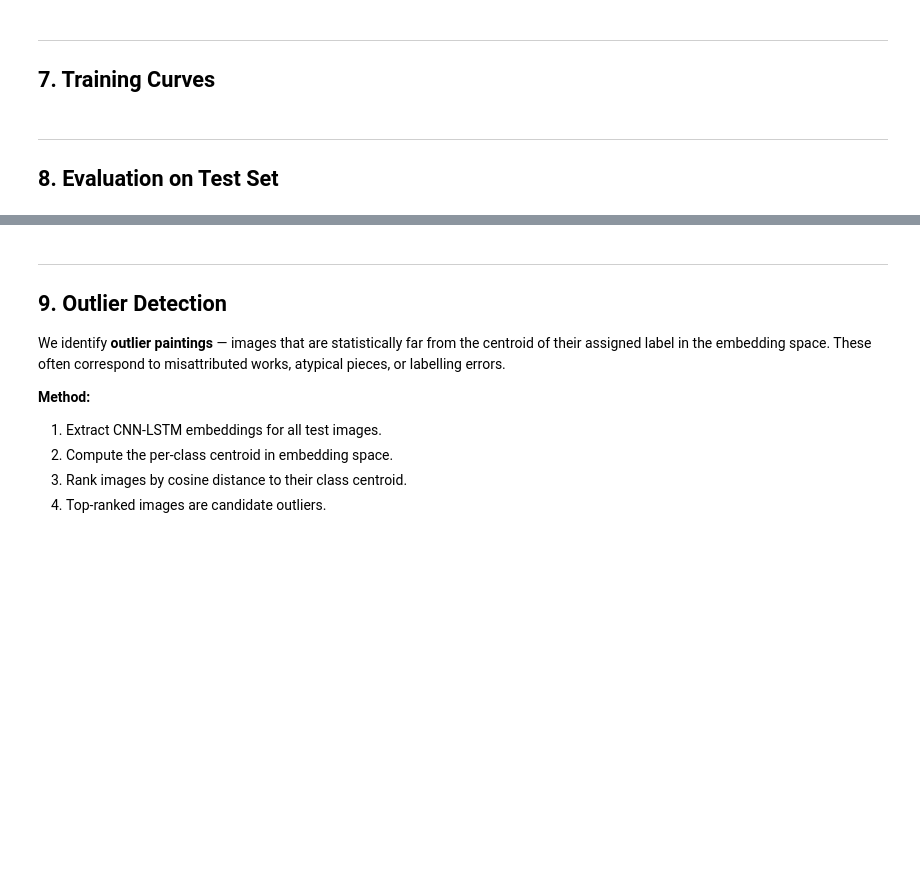
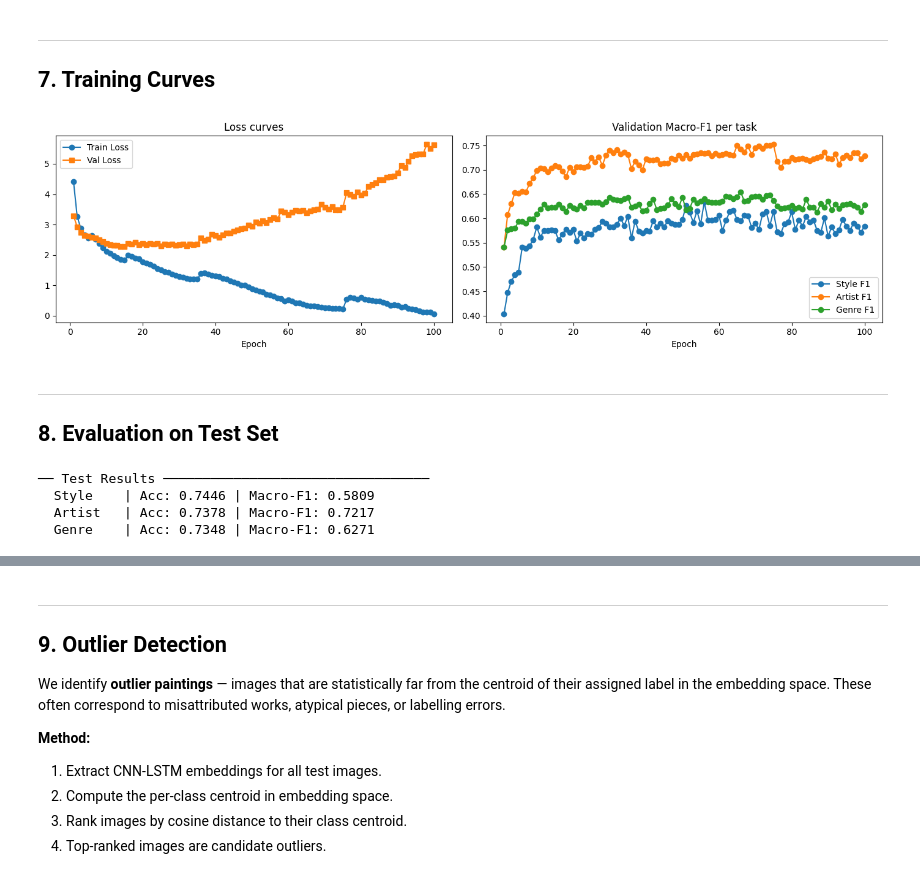
Before and after one commit to BryanEstrada003/ArtExtract-Proposal, a Jupyter notebook: Task1_Convolutional_Recurrent_Architecture.ipynb, the cells around one changed output, grey strips where cells are left out. Saved outputs shown, nothing was run; the diff lists cells and outputs as text; code cells hidden in the pictures; blank space fills up the shorter version.

```diff
--- a/Task1_Convolutional_Recurrent_Architecture.ipynb
+++ b/Task1_Convolutional_Recurrent_Architecture.ipynb
@@ -465,9 +565,12 @@ def train_one_epoch(model, loader, optimizer, criterion, device):
 
         running_loss += loss.item() * images.size(0)
         total += images.size(0)
-        correct["style"]  += (s_out.argmax(1) == s_lbls).sum().item()
+        correct["style"] += (s_out.argmax(1) == s_lbls).sum().item()
         correct["artist"] += (a_out.argmax(1) == a_lbls).sum().item()
-        correct["genre"]  += (g_out.argmax(1) == g_lbls).sum().item()
+        correct["genre"] += (g_out.argmax(1) == g_lbls).sum().item()
+
+    if total == 0:
+        return 0.0, {"style": 0.0, "artist": 0.0, "genre": 0.0}
 
     epoch_loss = running_loss / total
     accs = {k: v / total for k, v in correct.items()}
@@ -478,7 +581,7 @@ def train_one_epoch(model, loader, optimizer, criterion, device):
 def evaluate(model, loader, criterion, device):
     model.eval()
     running_loss = 0.0
-    all_preds  = {"style": [], "artist": [], "genre": []}
+    all_preds = {"style": [], "artist": [], "genre": []}
     all_labels = {"style": [], "artist": [], "genre": []}
     total = 0
 
@@ -494,21 +597,24 @@ def evaluate(model, loader, criterion, device):
         running_loss += loss.item() * images.size(0)
         total += images.size(0)
 
-        for key, out, lbls in [("style", s_out, s_lbls),
-                                ("artist", a_out, a_lbls),
-                                ("genre",  g_out, g_lbls)]:
+        for key, out, lbls in [
+            ("style", s_out, s_lbls),
+            ("artist", a_out, a_lbls),
+            ("genre", g_out, g_lbls),
+        ]:
             all_preds[key].extend(out.argmax(1).cpu().numpy())
             all_labels[key].extend(lbls.cpu().numpy())
+
+    if total == 0:
+        empty_scores = {"style": 0.0, "artist": 0.0, "genre": 0.0}
+        return 0.0, empty_scores, empty_scores, all_preds, all_labels
 
     epoch_loss = running_loss / total
     f1s = {
         k: f1_score(all_labels[k], all_preds[k], average="macro", zero_division=0)
         for k in all_preds
     }
-    accs = {
-        k: accuracy_score(all_labels[k], all_preds[k])
-        for k in all_preds
-    }
+    accs = {k: accuracy_score(all_labels[k], all_preds[k]) for k in all_preds}
     return epoch_loss, accs, f1s, all_preds, all_labels
 
 
@@ -554,22 +687,33 @@ print("\nTraining complete.")
 # %%
 epochs = range(1, len(history["train_loss"]) + 1)
 fig, axes = plt.subplots(1, 2, figsize=(14, 4))
 
 axes[0].plot(epochs, history["train_loss"], label="Train Loss", marker="o")
-axes[0].plot(epochs, history["val_loss"],   label="Val Loss",   marker="s")
+axes[0].plot(epochs, history["val_loss"], label="Val Loss", marker="s")
 axes[0].set_title("Loss curves")
 axes[0].set_xlabel("Epoch")
 axes[0].legend()
 
-for task, color in [("style", "tab:blue"), ("artist", "tab:orange"), ("genre", "tab:green")]:
-    axes[1].plot(epochs, history[f"val_f1_{task}"], label=f"{task.capitalize()} F1",
-                 marker="o", color=color)
+for task, color in [
+    ("style", "tab:blue"),
+    ("artist", "tab:orange"),
+    ("genre", "tab:green"),
+]:
+    axes[1].plot(
+        epochs,
+        history[f"val_f1_{task}"],
+        label=f"{task.capitalize()} F1",
+        marker="o",
+        color=color,
+    )
 axes[1].set_title("Validation Macro-F1 per task")
 axes[1].set_xlabel("Epoch")
 axes[1].legend()
 
 plt.tight_layout()
 plt.show()
+# %% [output]
+[figure, added]
 # %% [markdown]
 ---
 ## 8. Evaluation on Test Set
@@ -584,7 +728,14 @@ test_loss, test_accs, test_f1s, test_preds, test_labels = evaluate(
 
 print("\n── Test Results ──────────────────────────────────")
 for task in ["style", "artist", "genre"]:
-    print(f"  {task.capitalize():8s} | Acc: {test_accs[task]:.4f} | Macro-F1: {test_f1s[task]:.4f}")
+    print(
+        f"  {task.capitalize():8s} | Acc: {test_accs[task]:.4f} | Macro-F1: {test_f1s[task]:.4f}"
+    )
+# %% [output]
+── Test Results ──────────────────────────────────
+  Style    | Acc: 0.7446 | Macro-F1: 0.5809
+  Artist   | Acc: 0.7378 | Macro-F1: 0.7217
+  Genre    | Acc: 0.7348 | Macro-F1: 0.6271
 # %%
 # ── Confusion matrix for Style classification ─────────────────────────────────
 cm_style = confusion_matrix(test_labels["style"], test_preds["style"])
```
Also changed, not shown: parts of 21 cells of this notebook.
